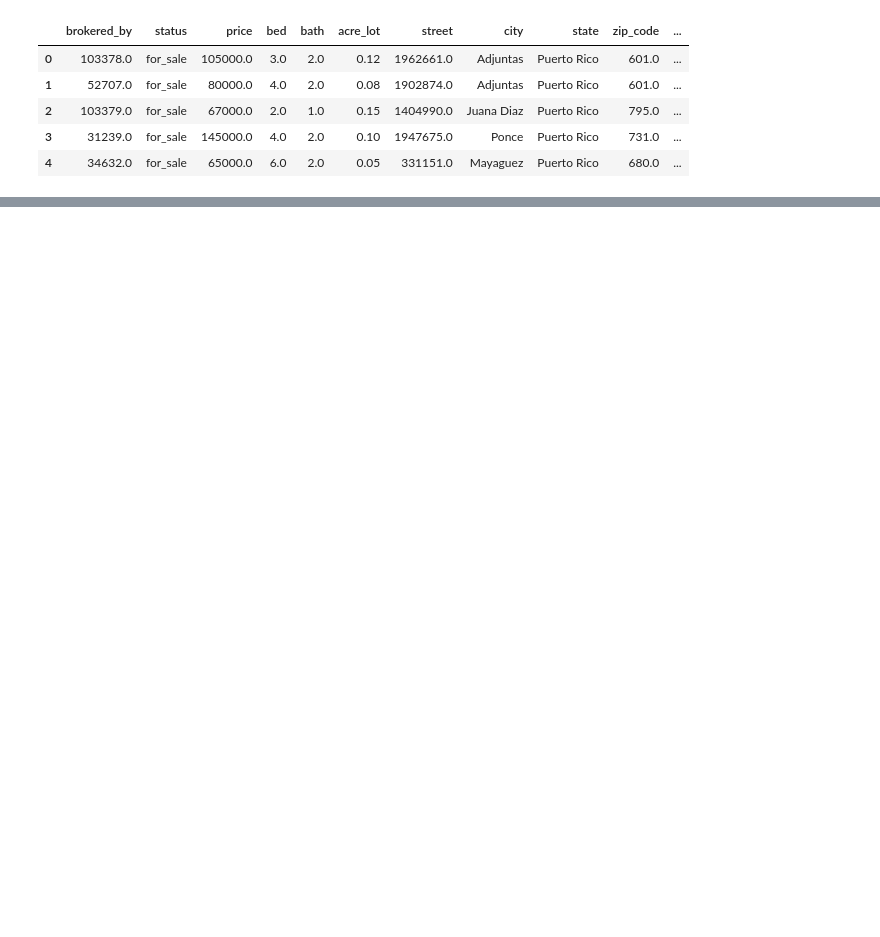
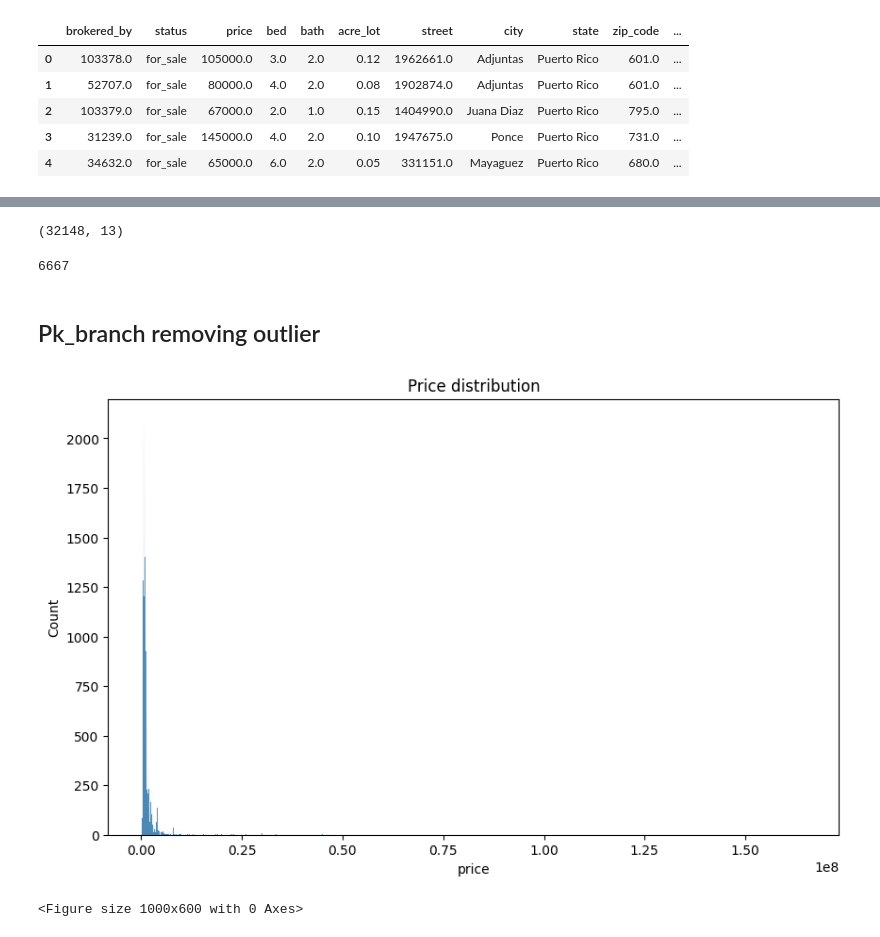
Before and after one commit to Peika44/Math189_HousePrice_Prediction, a Jupyter notebook: Data_Cleaning.ipynb, the cells around one changed output, grey strips where cells are left out. Drawn from its saved outputs; the diff is of its cells as text; code cells hidden in the pictures; blank space fills up the shorter version.

```diff
--- a/Data_Cleaning.ipynb
+++ b/Data_Cleaning.ipynb
@@ -30,3 +23,5 @@ df_california_zipcode.head()
 # %%
 # Get the list of all zip codes in California
-zipcodes = list(df_california_zipcode['GEO_ID'])
+zipcodes = list(df_LosAngeles['ZIP'])
+len(zipcodes)
+# LA zipcode
@@ -145,0 +41,5 @@ As finding the p-value from the Breusch-Pagan test, we can see it also violate t
+# %%
+# filter dataset, only look at california data
+df_real_estate_CA = df_real_estate.loc[df_real_estate['state'] == 'California']
+print(df_real_estate_CA.head())
+print(df_real_estate_CA.shape)
@@ -145,0 +214,25 @@ As finding the p-value from the Breusch-Pagan test, we can see it also violate t
+# %%
+df_filtered.shape
+# %% [output]
+(32148, 13)
+# %%
+count_in_range = df_filtered[(df_filtered['sold_year'] >= 2000) & (df_filtered['sold_year'] <= 2019)].shape[0]
+count_in_range
+# %% [output]
+6667
+# %% [markdown]
+## Pk_branch removing outlier
+# %%
+# plot the data
+import matplotlib.pyplot as plt
+import seaborn as sns
+
+plt.figure(figsize=(10, 6))
+sns.histplot(df_real_estate_California['price'])
+plt.title('Price distribution')
+
+plt.figure(figsize=(10, 6))
+plt.show()
+# %% [output]
+[figure, added]
+<Figure size 1000x600 with 0 Axes>
```
Also changed, not shown: parts of 58 cells of this notebook.
